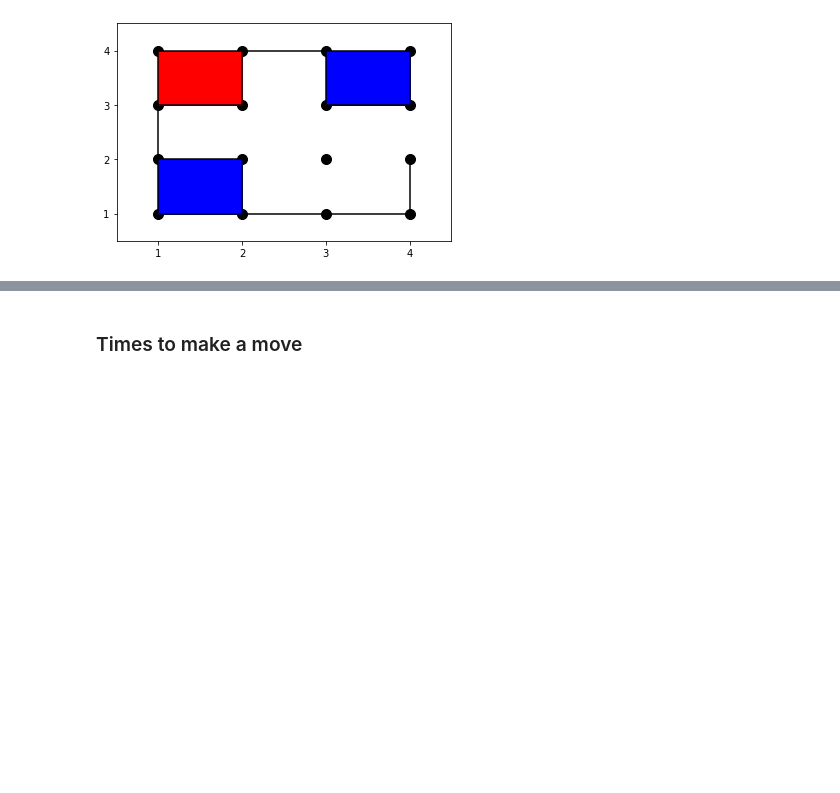
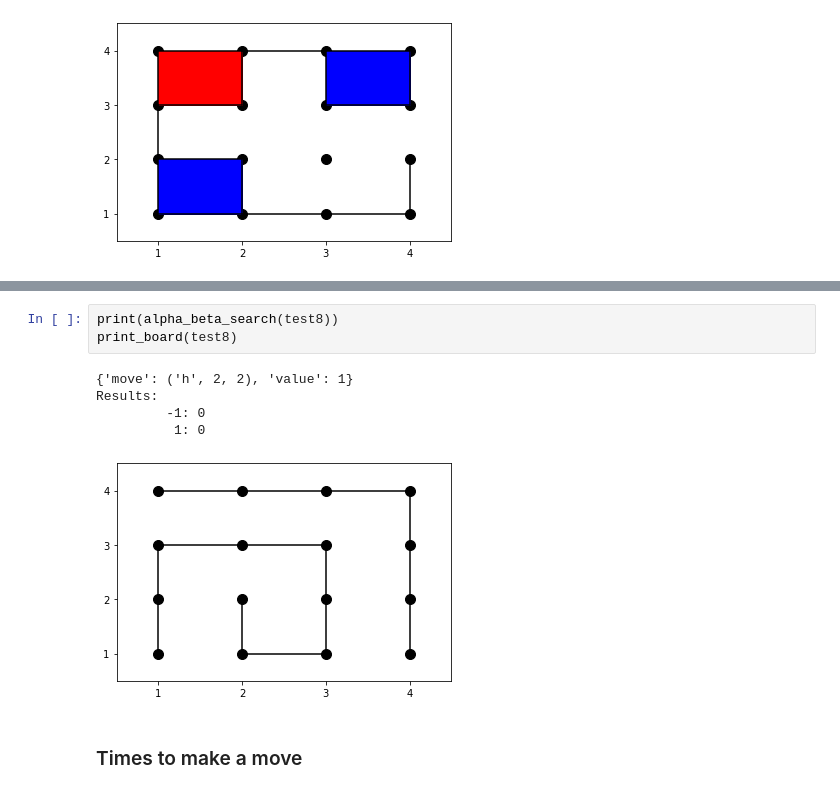
Before and after one commit to diogo-fae/dots-and-boxes, a Jupyter notebook: Attempt2.ipynb, the cells around one changed output, grey strips where cells are left out. Drawn from its saved outputs; the diff is of its cells as text; blank space fills up the shorter version.

Commit message:
Finished Task 3. Testing Heuristic Alpha-Beta Tree Search

```diff
--- a/Attempt2.ipynb
+++ b/Attempt2.ipynb
@@ -813,3 +839,12 @@ Results:
+# %%
+print(alpha_beta_search(test8))
+print_board(test8)
+# %% [output]
+{'move': ('h', 2, 2), 'value': 1}
+Results:
+         -1: 0
+          1: 0
+[figure, added]
 # %% [markdown]
 ### Times to make a move
 # %% [markdown]
```
Also changed, not shown: parts of 27 cells of this notebook.
